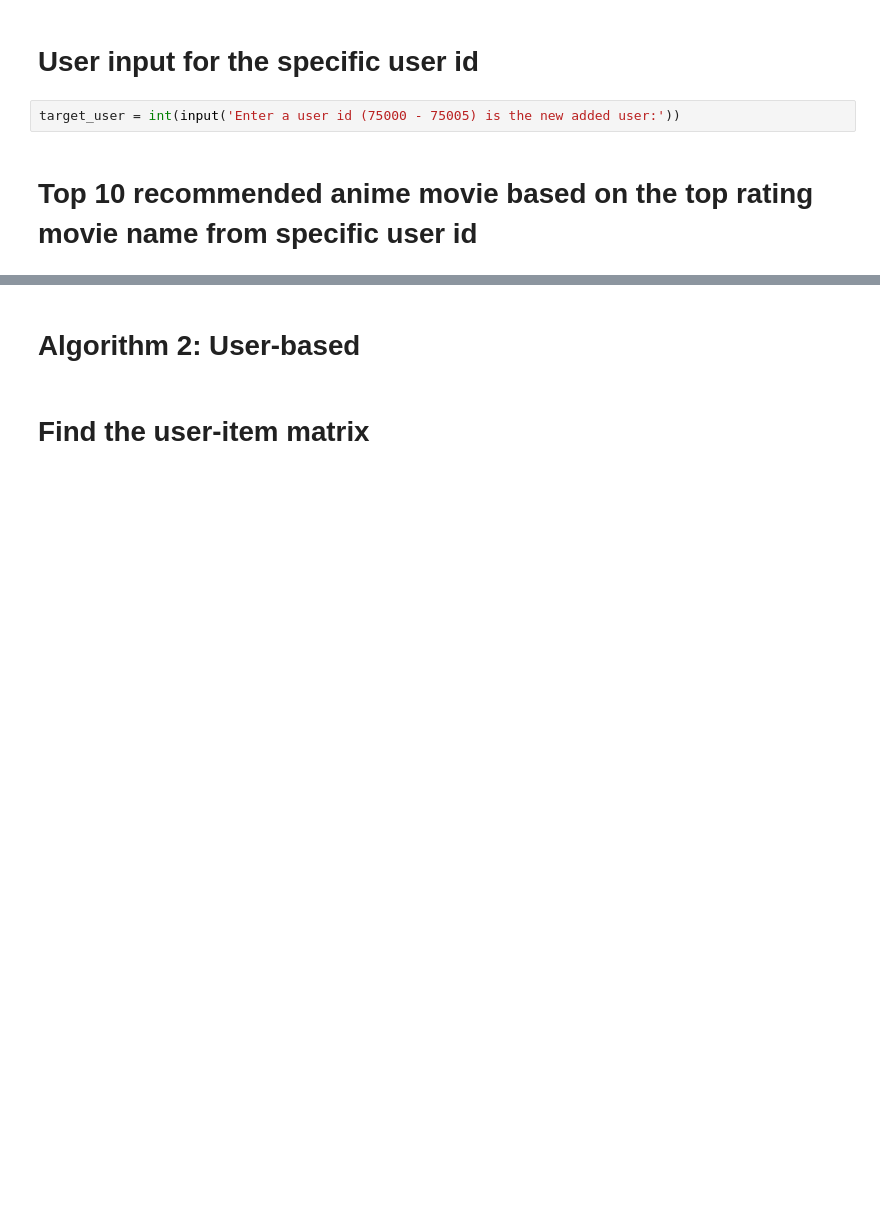
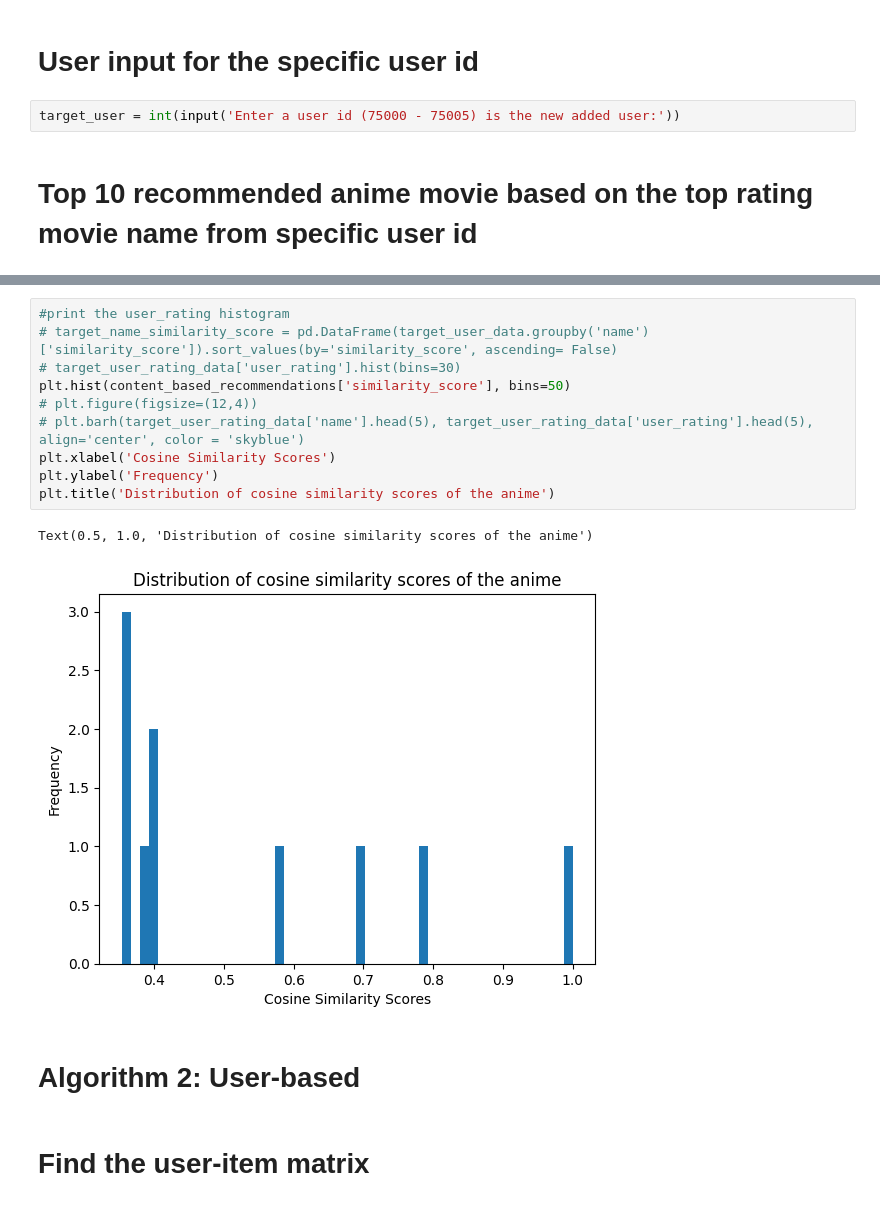
Before and after one commit to zhilin1112/AnimeRecmmendedSystem, a Jupyter notebook: ContentBasedAndUserBasedRecommenderSystem.ipynb, the cells around one changed output, grey strips where cells are left out. Cells and saved outputs as stored; diff of their text form; blank space fills up the shorter version.

Commit message:
update histogram

```diff
--- a/ContentBasedAndUserBasedRecommenderSystem.ipynb
+++ b/ContentBasedAndUserBasedRecommenderSystem.ipynb
@@ -480,3 +475,16 @@ KeyError: 'Column not found: sine_scores'
+# %%
+#print the user_rating histogram
+# target_name_similarity_score = pd.DataFrame(target_user_data.groupby('name')['similarity_score']).sort_values(by='similarity_score', ascending= False)
+# target_user_rating_data['user_rating'].hist(bins=30)
+plt.hist(content_based_recommendations['similarity_score'], bins=50)
+# plt.figure(figsize=(12,4))
+# plt.barh(target_user_rating_data['name'].head(5), target_user_rating_data['user_rating'].head(5), align='center', color = 'skyblue')
+plt.xlabel('Cosine Similarity Scores')
+plt.ylabel('Frequency')
+plt.title('Distribution of cosine similarity scores of the anime')
+# %% [output]
+Text(0.5, 1.0, 'Distribution of cosine similarity scores of the anime')
+[figure, added]
 # %% [markdown]
 # Algorithm 2: User-based
 # %% [markdown]
```
Also changed, not shown: parts of 9 cells of this notebook, 1 other file.
